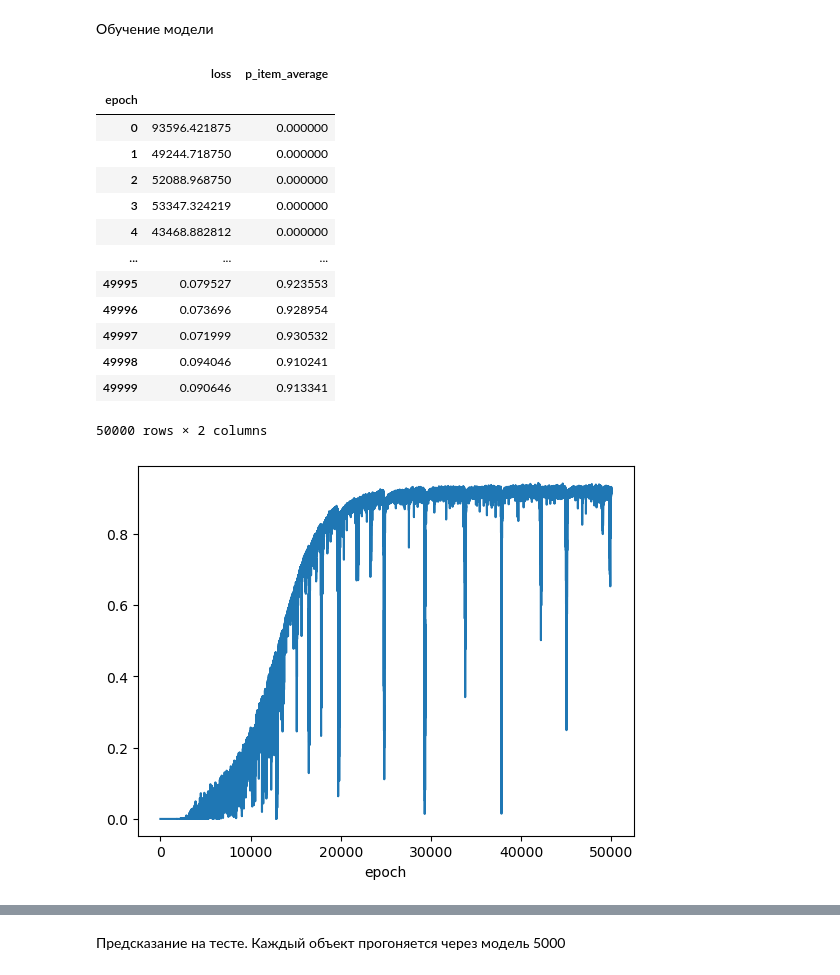
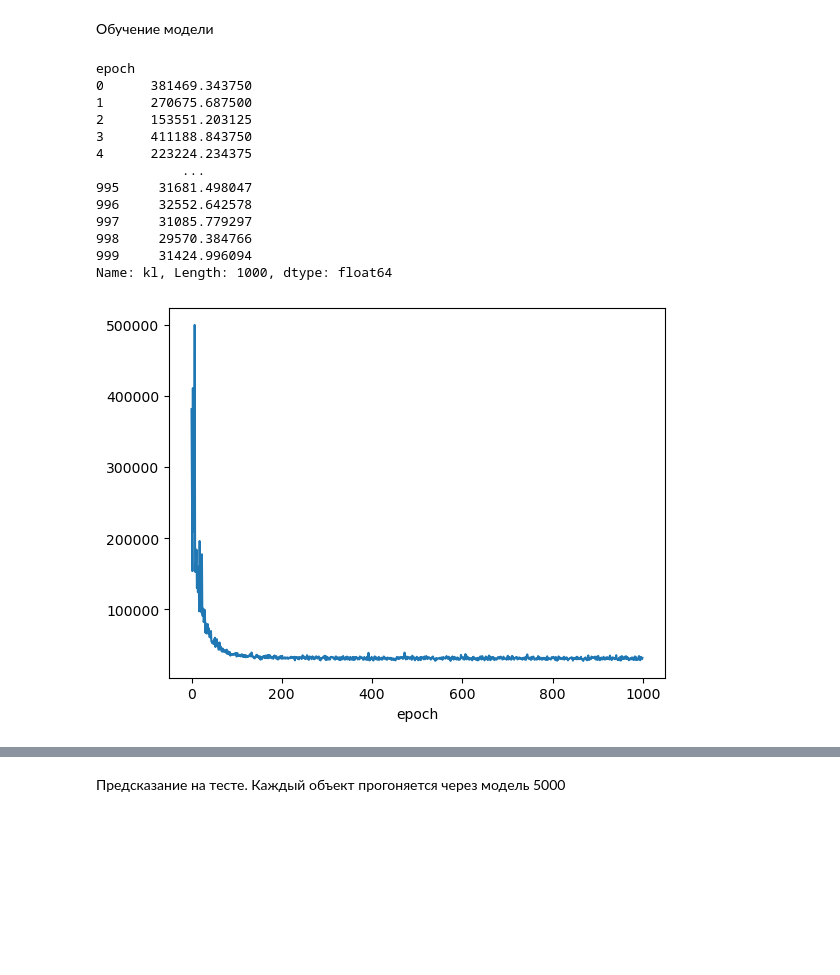
Before and after one commit to dimabasow/bayesian-neural-networks, a Jupyter notebook: Implementation.ipynb, the cells around one changed output, grey strips where cells are left out. Cells and saved outputs as stored; diff of their text form; code cells hidden in the pictures; blank space fills up the shorter version.

```diff
--- a/Implementation.ipynb
+++ b/Implementation.ipynb
@@ -23,37 +30,29 @@ x_train, x_test, y_train, y_test = train_test_split(x, y, test_size=0.2, random_
 # %%
-x_train_tensor = torch.from_numpy(x_train.values).float().cuda()
-y_train_tensor = torch.from_numpy(y_train.values).view(-1, 1).float().cuda()
-
 model = BayesianBinaryClassifier(
     dim_in=x_train.shape[-1],
     dim_hidden=30,
     n_layers=3,
     lr=0.01,
     f_act="LeakyReLU",
+    backbone="Perceptrone",
 ).cuda()
-
 model.scale_shift_init(x=x_train_tensor)
-
-model.fit(
-    x=x_train_tensor,
-    y=y_train_tensor,
-    num_epoch=50000,
-)
-model.df_metrics["p_item_average"].plot()
-model.df_metrics
+model.init(x=x_train_tensor, num_epoch=1_000)
+model.init_mode_off()
+model.df_metrics["kl"].plot()
+model.df_metrics["kl"].dropna()
 # %% [output]
-|  | loss | p_item_average |
-| epoch |  |  |
-| 0 | 93596.421875 | 0.000000 |
-| 1 | 49244.718750 | 0.000000 |
-| 2 | 52088.968750 | 0.000000 |
-| 3 | 53347.324219 | 0.000000 |
-| 4 | 43468.882812 | 0.000000 |
-| ... | ... | ... |
-| 49995 | 0.079527 | 0.923553 |
-| 49996 | 0.073696 | 0.928954 |
-| 49997 | 0.071999 | 0.930532 |
-| 49998 | 0.094046 | 0.910241 |
-| 49999 | 0.090646 | 0.913341 |
-50000 rows × 2 columns
+epoch
+0      381469.343750
+1      270675.687500
+2      153551.203125
+3      411188.843750
+4      223224.234375
+           ...
+995     31681.498047
+996     32552.642578
+997     31085.779297
+998     29570.384766
+999     31424.996094
+Name: kl, Length: 1000, dtype: float64
-[figure, old version]
+[figure, new version]
```
Also changed, not shown: parts of 5 cells of this notebook, 8 other files.
